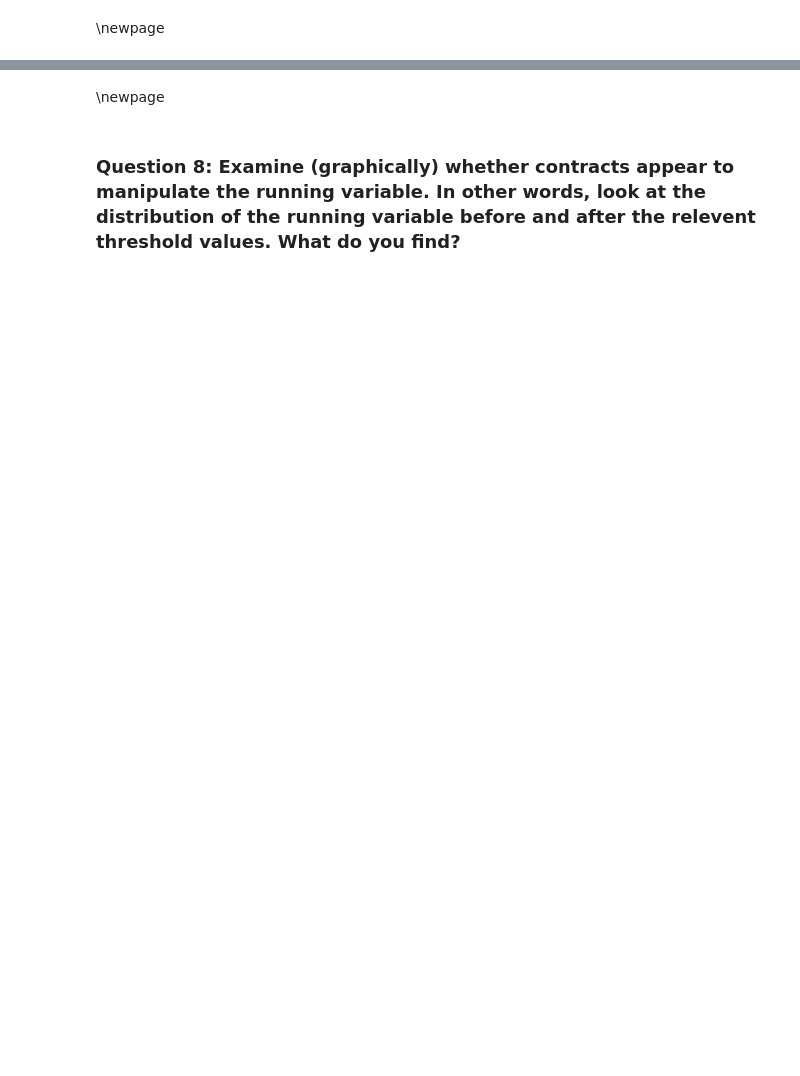
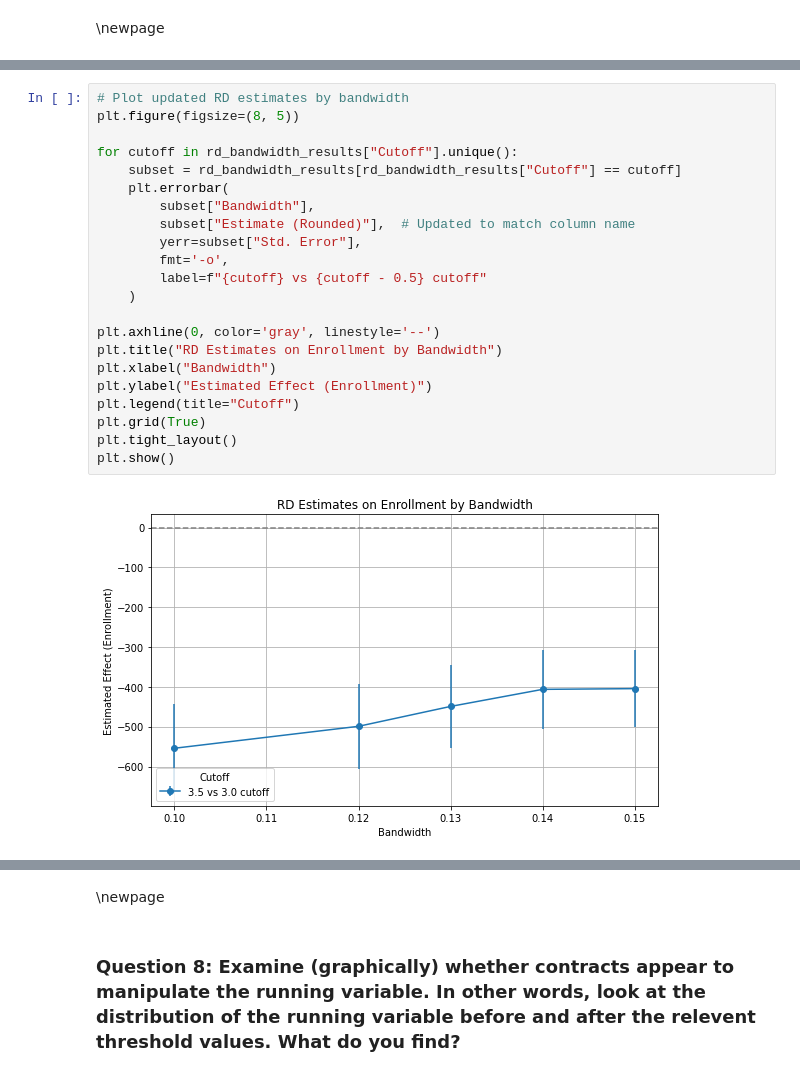
Before and after one commit to ilsenovis18/ECON470HW4, a Jupyter notebook: submission2/results/novis-i-hwk4-2.ipynb, the cells around one changed output, grey strips where cells are left out. Saved outputs shown, nothing was run; the diff lists cells and outputs as text; blank space fills up the shorter version.

```diff
--- a/submission2/results/novis-i-hwk4-2.ipynb
+++ b/submission2/results/novis-i-hwk4-2.ipynb
@@ -422,0 +398,24 @@ plt.show()
+# %%
+# Plot updated RD estimates by bandwidth
+plt.figure(figsize=(8, 5))
+
+for cutoff in rd_bandwidth_results["Cutoff"].unique():
+    subset = rd_bandwidth_results[rd_bandwidth_results["Cutoff"] == cutoff]
+    plt.errorbar(
+        subset["Bandwidth"],
+        subset["Estimate (Rounded)"],  # Updated to match column name
+        yerr=subset["Std. Error"],
+        fmt='-o',
+        label=f"{cutoff} vs {cutoff - 0.5} cutoff"
+    )
+
+plt.axhline(0, color='gray', linestyle='--')
+plt.title("RD Estimates on Enrollment by Bandwidth")
+plt.xlabel("Bandwidth")
+plt.ylabel("Estimated Effect (Enrollment)")
+plt.legend(title="Cutoff")
+plt.grid(True)
+plt.tight_layout()
+plt.show()
+# %% [output]
+[figure, added]
```
Also changed, not shown: parts of 25 cells of this notebook, 4 other files.
